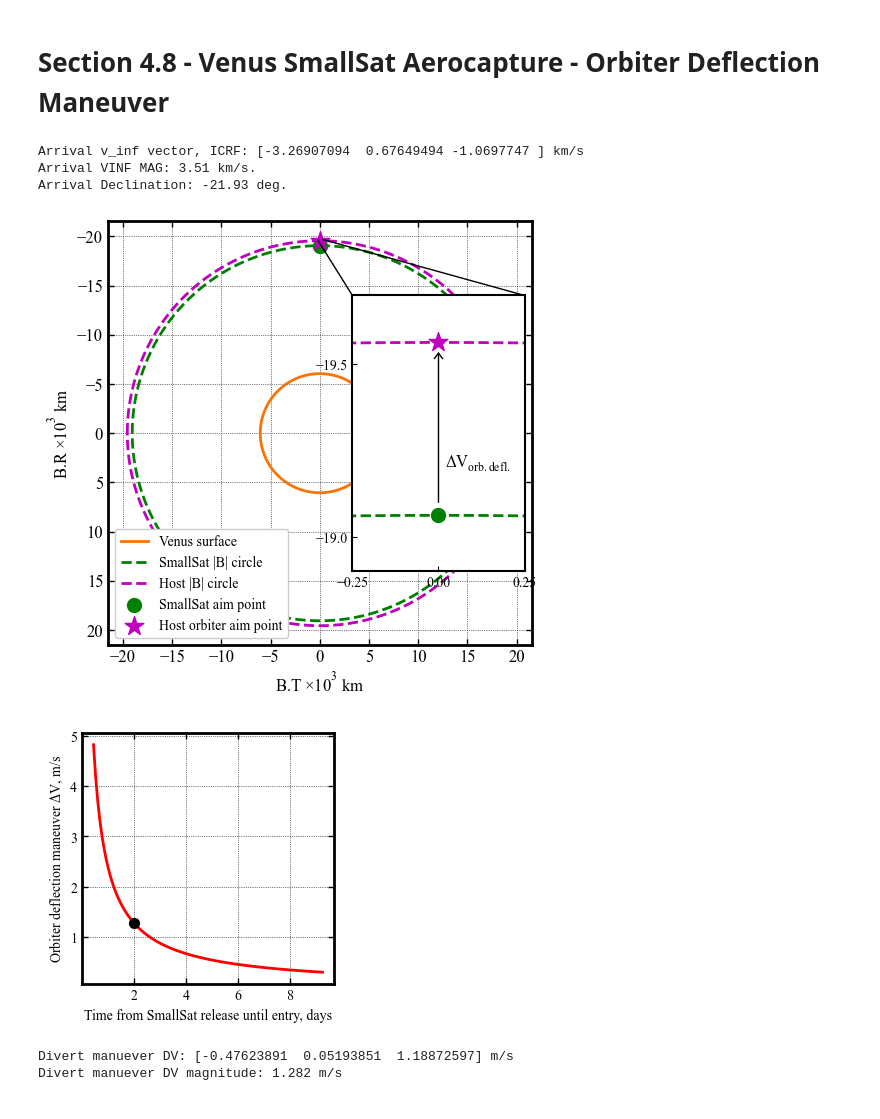
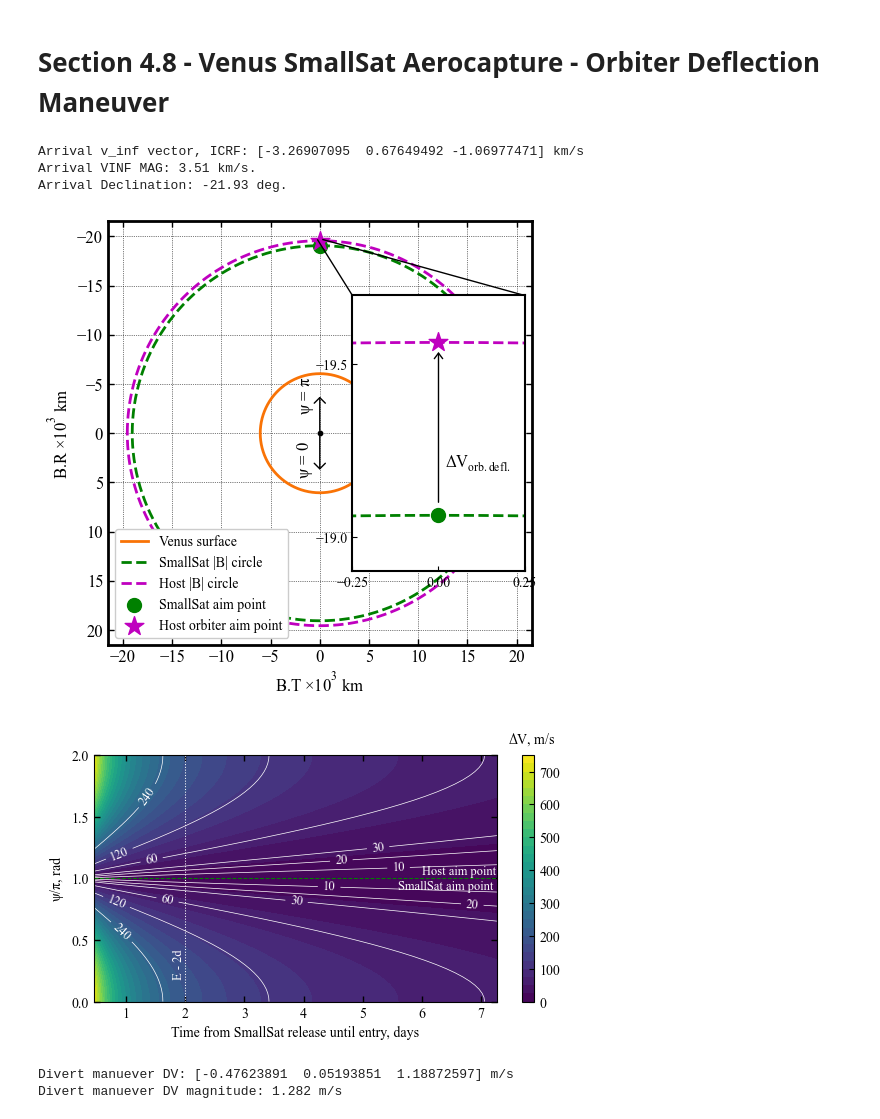
Before and after one commit to athulpg007/AMAT, a Jupyter notebook: examples/acta-astronautica/smallsat-mission-concepts/section-4-8-venus-smallsat-orbiter-deflection-manuever.ipynb, the cells around one changed output. Drawn from its saved outputs; the diff is of its cells as text; code cells hidden in the pictures.

```diff
--- a/examples/acta-astronautica/smallsat-mission-concepts/section-4-8-venus-smallsat-orbiter-deflection-manuever.ipynb
+++ b/examples/acta-astronautica/smallsat-mission-concepts/section-4-8-venus-smallsat-orbiter-deflection-manuever.ipynb
@@ -9,13 +9,14 @@ arrival = Arrival()
 arrival.set_vinf_vec_from_lambert_arc(lastFlybyPlanet='EARTH',
                                       arrivalPlanet='VENUS',
                                       lastFlybyDate=Time("2010-05-10 00:00:00", scale='tdb'),
-                                      arrivalDate=Time("2010-12-06 00:00:00", scale='tdb'))
+                                      arrivalDate=Time("2010-12-06 00:00:00", scale='tdb'),
+                                      ephem_file='../../../spice-data/de432s.bsp')
 # %%
 print("Arrival v_inf vector, ICRF: "+str(arrival.v_inf_vec)+" km/s")
 print("Arrival VINF MAG: "+str(round(arrival.v_inf_mag, 2))+" km/s.")
 print("Arrival Declination: "+str(round(arrival.declination, 2))+" deg.")
 # %% [output]
-Arrival v_inf vector, ICRF: [-3.26907094  0.67649494 -1.0697747 ] km/s
+Arrival v_inf vector, ICRF: [-3.26907095  0.67649492 -1.06977471] km/s
 Arrival VINF MAG: 3.51 km/s.
 Arrival Declination: -21.93 deg.
 # %%
@@ -94,6 +95,16 @@ ax.xaxis.grid(which='minor', color='k', linestyle='dotted', linewidth=0.0)
 ax.yaxis.grid(which='major', color='k', linestyle='dotted', linewidth=0.5)
 ax.yaxis.grid(which='minor', color='k', linestyle='dotted', linewidth=0.0)
 
+plt.annotate("", xy=(0, 4), xytext=(0, 0), va="center", ha="center",
+                 arrowprops=dict(arrowstyle='->, head_width=0.4', facecolor='blue'))
+plt.text(-2.5, 4, r'$\psi$'+ ' = ' + r'$0$', rotation=90, fontsize=12)
+
+plt.annotate("", xy=(0, -4), xytext=(0, 0), va="center", ha="center",
+                 arrowprops=dict(arrowstyle='->, head_width=0.4', facecolor='blue'))
+plt.text(-2, -2.5, r'$\psi$'+ ' = ' + r'$\pi$', rotation=90, fontsize=12)
+
+plt.scatter(0, 0, marker="o", s=10, color='k')
+
 for axis in ['top', 'bottom', 'left', 'right']:
     ax.spines[axis].set_linewidth(2)
 plt.legend(loc='lower left', fontsize=10, framealpha=1)
@@ -138,6 +149,9 @@ plt.draw()
 
 
 
+
+
+
 #plt.annotate('', xy=(BT2*0.85/1e3, BR2*0.95/1e3), xytext=(BT1/1e3, BR1/1e3),
 #               va="center", ha="center",
 #               arrowprops=dict(arrowstyle='->, head_width=0.3', facecolor='blue'), fontsize=10, color='k',
@@ -154,7 +168,7 @@ plt.savefig('../../../data/acta-astronautica/smallsat-mission-concepts/venus/ven
 
 plt.show()
 # %% [output]
-[figure, old version]
+[figure, new version]
 # %%
 import numpy as np
 from AMAT.maneuver import ProbeOrbiterDeflection
@@ -175,48 +191,56 @@ for i in range(0, len(r_dv_rp_arr)):
 # %%
+X, Y = np.meshgrid(tof_arr, psi_arr/np.pi)
+
+
 fig = plt.figure()
-fig.set_size_inches([3.25, 3.25])
+fig.set_size_inches([6.5, 3.20])
 
 plt.rc('font',family='Times New Roman')
 params = {'mathtext.default': 'regular' }
 plt.rcParams.update(params)
 
-plt.plot(tof_arr, dv_arr, color='r', linestyle='solid', linewidth=2)
+
+csf = plt.contourf(X, Y, np.transpose(dv_arr), cmap='viridis', levels=30)
+cbar=plt.colorbar(csf)
+cbar.set_label(r'$\Delta V$' + ', m/s', labelpad=-20, y=1.10, rotation=0, fontsize=10)
+cbar.ax.tick_params(axis='y', direction='in')
+
+ax=plt.gca()
+cs = ax.contour(X, Y, np.transpose(dv_arr), colors='w', levels=np.array([10, 20, 30, 60, 120, 240]),
+                linewidths=0.5)
+ax.clabel(cs, fmt='%2d', colors='w', fontsize=9)
 
 plt.xlabel('Time from SmallSat release until entry, days' ,fontsize=10)
-plt.ylabel('Orbiter deflection maneuver '+r'$\Delta V$'+', m/s' ,fontsize=10)
+plt.ylabel(r'$\psi/\pi$'+', rad', fontsize=10)
 
-plt.yticks(fontsize=10)
+plt.yticks(np.array([0, 0.5, 1, 1.5, 2.0]), fontsize=10)
 plt.xticks(fontsize=10)
-ax = plt.gca()
+
 ax.tick_params(direction='in')
 ax.yaxis.set_ticks_position('both')
 ax.xaxis.set_ticks_position('both')
-
-ax=plt.gca()
 ax.xaxis.set_tick_params(direction='in', which='both')
 ax.yaxis.set_tick_params(direction='in', which='both')
 ax.xaxis.set_tick_params(width=1, length=4)
 ax.yaxis.set_tick_params(width=1, length=4)
 ax.xaxis.set_tick_params(width=1, length=4, which='minor')
 ax.yaxis.set_tick_params(width=1, length=4, which='minor')
-ax.xaxis.grid(which='major', color='k', linestyle='dotted', linewidth=0.5)
-ax.xaxis.grid(which='minor', color='k', linestyle='dotted', linewidth=0.0)
-ax.yaxis.grid(which='major', color='k', linestyle='dotted', linewidth=0.5)
-ax.yaxis.grid(which='minor', color='k', linestyle='dotted', linewidth=0.0)
 
-for axis in ['top', 'bottom', 'left', 'right']:
-    ax.spines[axis].set_linewidth(2)
+plt.axhline(y=1.0, color='g', linestyle='dashed', linewidth=0.75)
+plt.axvline(x=2, color='w', linestyle='dotted', linewidth=0.75)
 
-plt.scatter(2.0, 1.282, marker="o", s=50, color='xkcd:black', zorder=10)
+plt.text(5.6, 0.91, 'SmallSat aim point', color='w', fontsize=9)
+plt.text(6.0, 1.03, 'Host aim point', color='w', fontsize=9)
+plt.text(1.8, 0.2, 'E - 2d', color='w', rotation=90, fontsize=9)
 
 plt.savefig('../../../data/acta-astronautica/smallsat-mission-concepts/venus/venus-smallsat-deflection-dv.png', dpi= 300,bbox_inches='tight')
 plt.savefig('../../../data/acta-astronautica/smallsat-mission-concepts/venus/venus-smallsat-deflection-dv.pdf', dpi=300,bbox_inches='tight')
 plt.savefig('../../../data/acta-astronautica/smallsat-mission-concepts/venus/venus-smallsat-deflection-dv.eps', dpi=300,bbox_inches='tight')
 
 
 plt.show()
 # %% [output]
-[figure, old version]
+[figure, new version]
 # %%
 deflection = ProbeOrbiterDeflection(arrivalPlanet="VENUS",
                                     v_inf_vec_icrf_kms=np.array([-3.26907094,  0.67649494, -1.0697747 ]),
```
Also changed, not shown: parts of 1 cell of this notebook, 17 other files.
